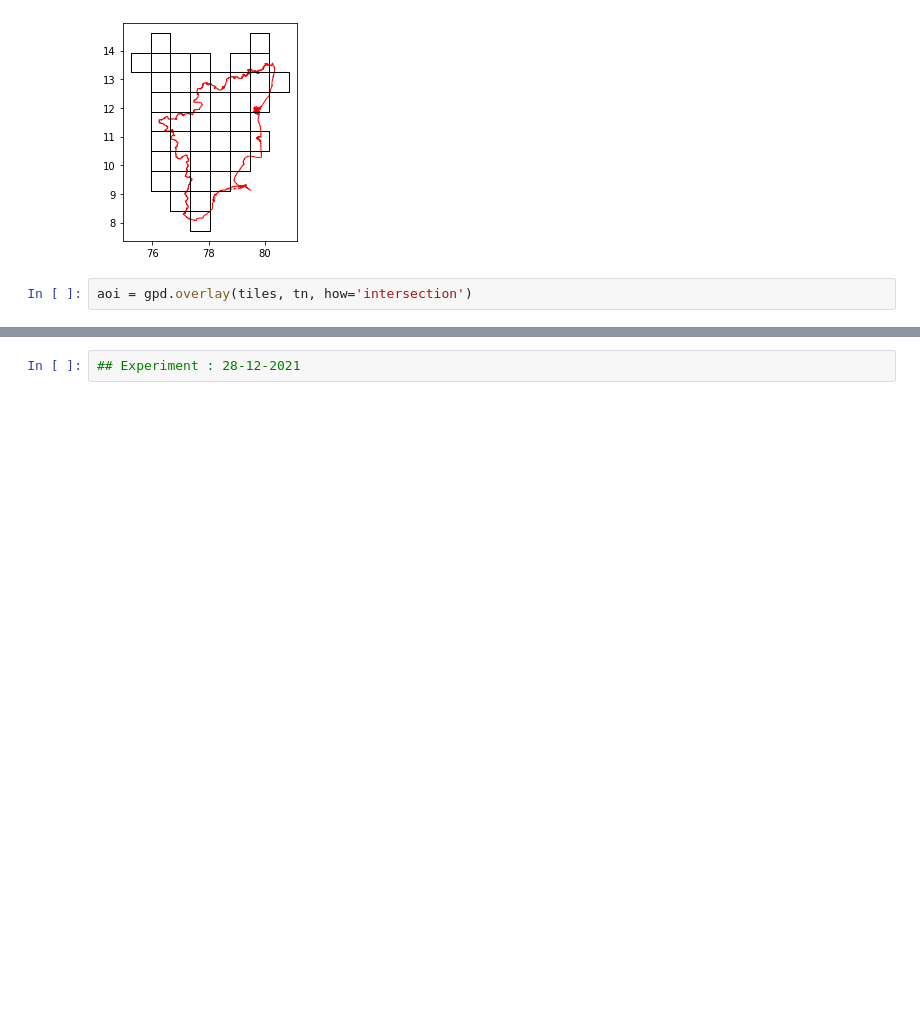
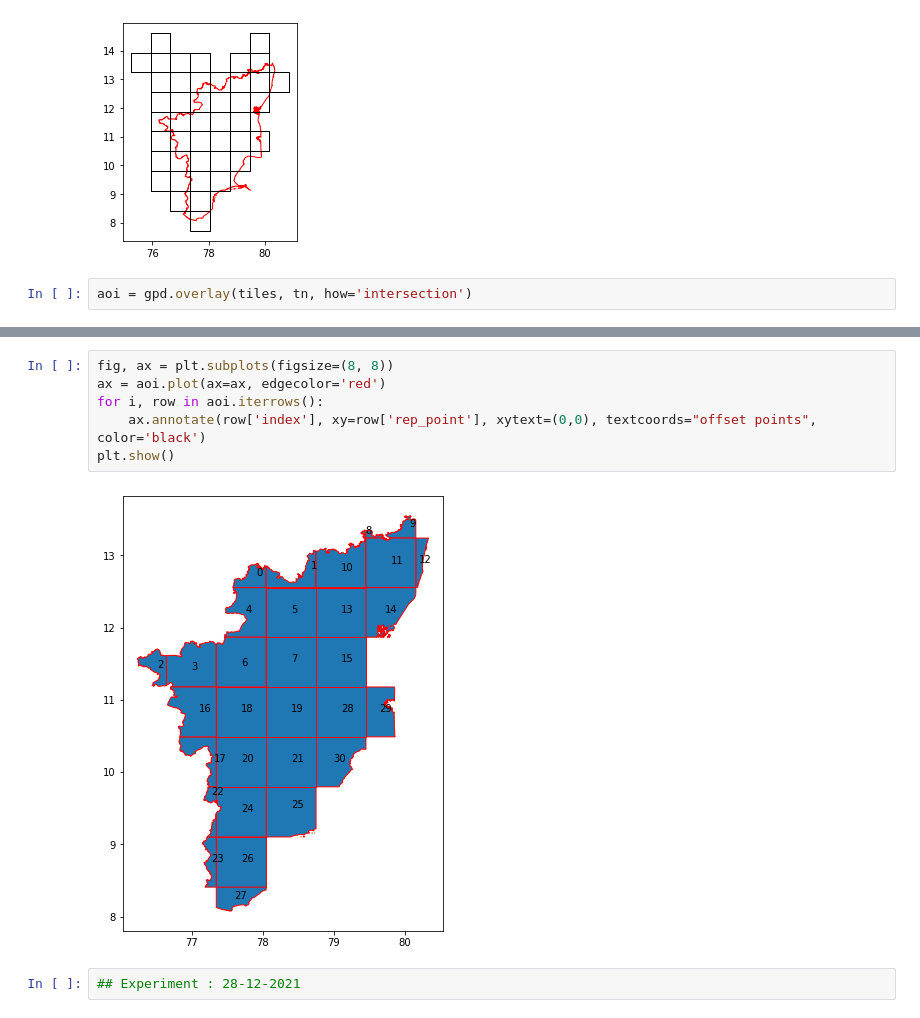
Before and after one commit to returaj/covasim, a Jupyter notebook: models/vanilla/bing_tile.ipynb, the cells around one changed output, grey strips where cells are left out. Saved outputs shown, nothing was run; the diff lists cells and outputs as text; blank space fills up the shorter version.

```diff
--- a/models/vanilla/bing_tile.ipynb
+++ b/models/vanilla/bing_tile.ipynb
@@ -160,3 +217,11 @@ aoi.plot(edgecolor='red')
+# %%
+fig, ax = plt.subplots(figsize=(8, 8))
+ax = aoi.plot(ax=ax, edgecolor='red')
+for i, row in aoi.iterrows():
+    ax.annotate(row['index'], xy=row['rep_point'], xytext=(0,0), textcoords="offset points", color='black')
+plt.show()
+# %% [output]
+[figure, added]
 # %%
 ## Experiment : 28-12-2021
 # %%
```
Also changed, not shown: parts of 14 cells of this notebook, 7 other files.
